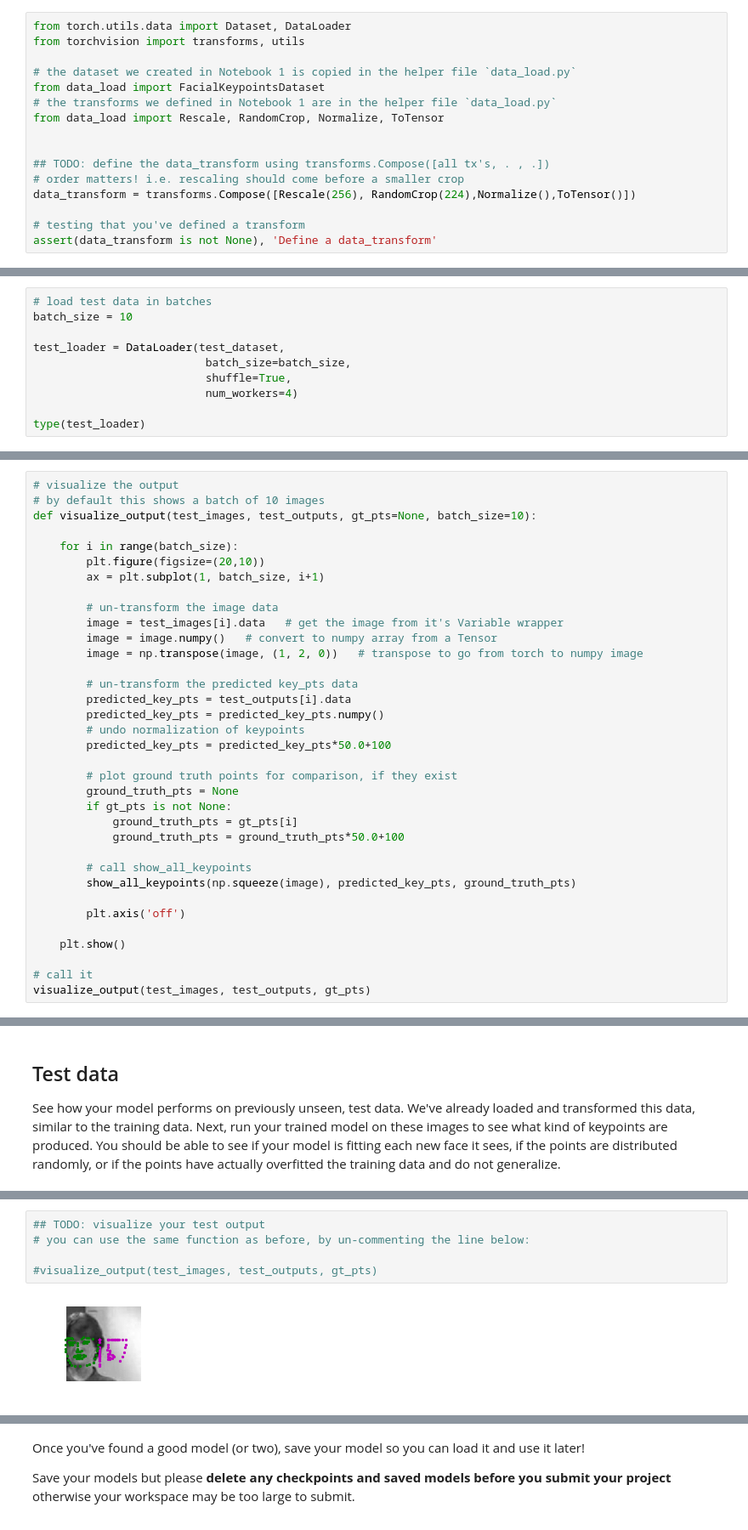
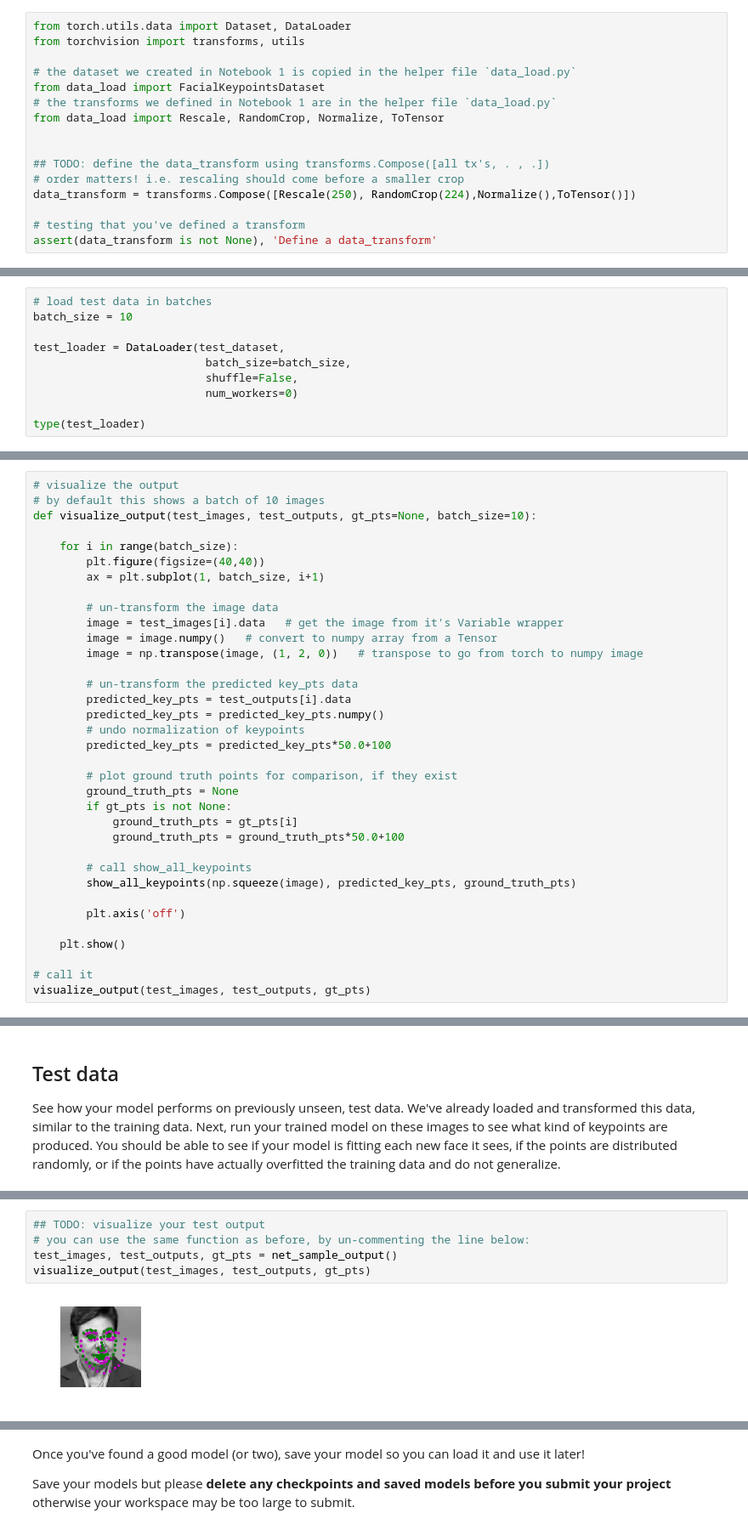
Before and after one commit to phoebuson/CV, a Jupyter notebook: 2. Define the Network Architecture.ipynb, the cells around one changed output, grey strips where cells are left out. Shown at 85% size. Saved outputs shown, nothing was run; the diff lists cells and outputs as text.

Commit message:
one batch test for overfitting

```diff
--- a/2. Define the Network Architecture.ipynb
+++ b/2. Define the Network Architecture.ipynb
@@ -166,7 +166,7 @@ from data_load import Rescale, RandomCrop, Normalize, ToTensor
 
 ## TODO: define the data_transform using transforms.Compose([all tx's, . , .])
 # order matters! i.e. rescaling should come before a smaller crop
-data_transform = transforms.Compose([Rescale(256), RandomCrop(224),Normalize(),ToTensor()])
+data_transform = transforms.Compose([Rescale(250), RandomCrop(224),Normalize(),ToTensor()])
 
 # testing that you've defined a transform
 assert(data_transform is not None), 'Define a data_transform'
@@ -253,8 +230,8 @@ batch_size = 10
 
 test_loader = DataLoader(test_dataset,
                           batch_size=batch_size,
-                          shuffle=True,
-                          num_workers=4)
+                          shuffle=False,
+                          num_workers=0)
 
 type(test_loader)
 # %% [output]
@@ -359,7 +336,7 @@ This function's main role is to take batches of image and keypoint data (the inp
 def visualize_output(test_images, test_outputs, gt_pts=None, batch_size=10):
 
     for i in range(batch_size):
-        plt.figure(figsize=(20,10))
+        plt.figure(figsize=(40,40))
         ax = plt.subplot(1, batch_size, i+1)
 
         # un-transform the image data
@@ -559,7 +573,7 @@ torch.Size([32, 68, 2])
 # %%
 ## TODO: visualize your test output
 # you can use the same function as before, by un-commenting the line below:
-
-#visualize_output(test_images, test_outputs, gt_pts)
+test_images, test_outputs, gt_pts = net_sample_output()
+visualize_output(test_images, test_outputs, gt_pts)
 # %% [output]
-[figure, old version]
+[figure, new version]
```
Also changed, not shown: parts of 12 cells of this notebook.
